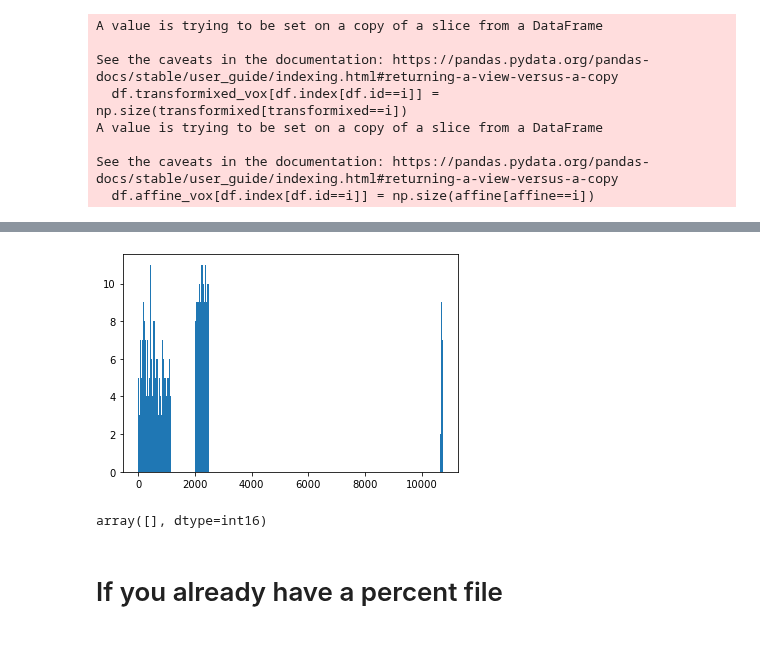
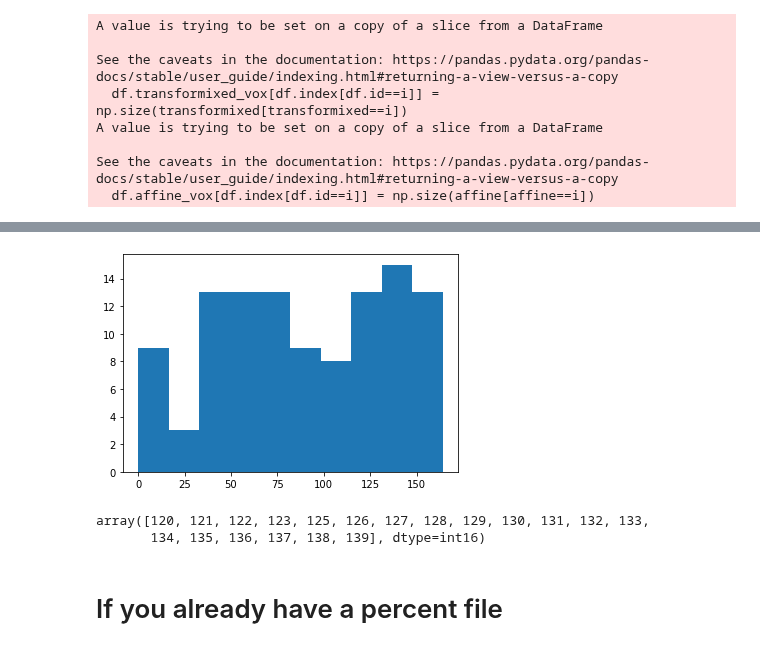
Before and after one commit to PrincetonUniversity/BrainPipe, a Jupyter notebook: tools/analysis/calculating_vox-diffs-between-tiffs.ipynb, the cells around one changed output, grey strips where cells are left out. Cells and saved outputs as stored; diff of their text form; code cells hidden in the pictures.

```diff
--- a/tools/analysis/calculating_vox-diffs-between-tiffs.ipynb
+++ b/tools/analysis/calculating_vox-diffs-between-tiffs.ipynb
@@ -16,9 +16,10 @@ import csv
 ## If you already have a "percent.csv" file, skip to next section
 # %%
 src = "/home/emilyjanedennis/Desktop/for_registration_to_lightsheet"
-affinefile = os.path.join(src, "output_dirs/Chon_PRA_affine_1/result.tif")
-transformixedfile = os.path.join(src, "output_dirs/Chon_1_PRA/result.tif")
-annotationsfilename = os.path.join(src,"labels/chon_label_ids.csv")
+affinefile = os.path.join(src, "output_dirs/PRAfMRIr_to_PRAm_affine/result.tif")
+transformixedfile = os.path.join(src, "output_dirs/PRAfMRIr_to_PRAm/result.tif")
+annotationsfilename = os.path.join(src,"labels/labels_v3.csv")
+output= "/home/emilyjanedennis/Desktop/PRAfMRIr_to_PRAm_affine_vs_full.tiff"
 # %%
 affine = tif.imread(affinefile)
 print("read affine tiff")
@@ -173,15 +171,16 @@ transformixed_relative = transformixed
 # %%
 # add list of unique values not in twoxh/twoxl but in transformixed
 x = np.unique(affine)
-plt.hist(x,bins=1000)
+plt.hist(x)
 plt.show()
 # %% [output]
-[figure, old version]
+[figure, new version]
 # %%
 test = np.setdiff1d(x,too)
 test[1:20]
 # %% [output]
-array([], dtype=int16)
+array([120, 121, 122, 123, 125, 126, 127, 128, 129, 130, 131, 132, 133,
+       134, 135, 136, 137, 138, 139], dtype=int16)
 # %%
 for i in test:
     transformixed_relative[transformixed_relative==i]=0
```
Also changed, not shown: parts of 16 cells of this notebook, 2 other files.
